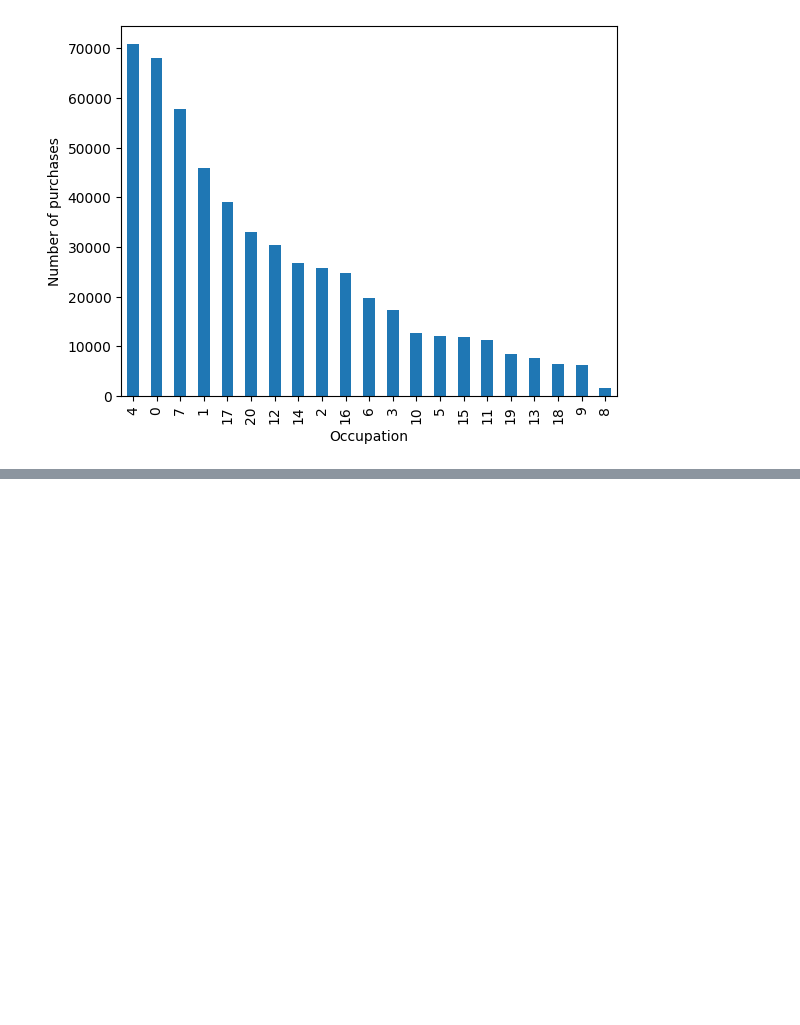
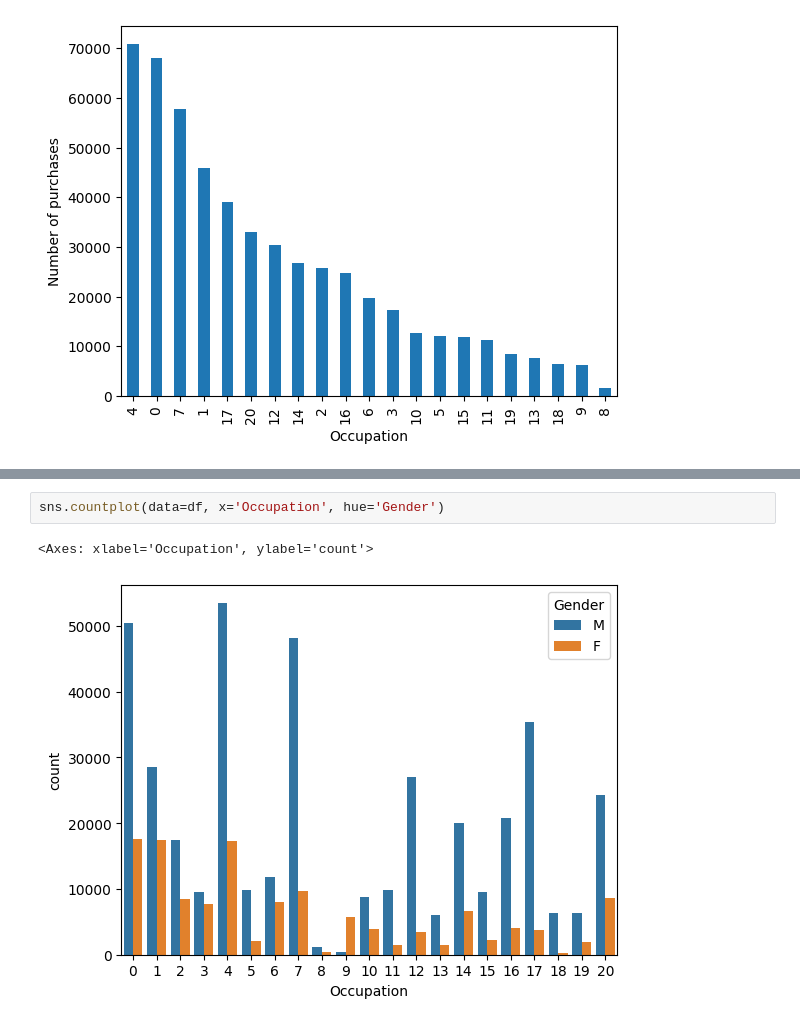
Before and after one commit to rishikeshpaulcode/Black-Friday-Sales-Analysis, a Jupyter notebook: black-friday-sales-analysis.ipynb, the cells around one changed output, grey strips where cells are left out. Saved outputs shown, nothing was run; the diff lists cells and outputs as text; blank space fills up the shorter version.

```diff
--- a/black-friday-sales-analysis.ipynb
+++ b/black-friday-sales-analysis.ipynb
@@ -433,0 +439,5 @@ df_occupation.size().sort_values(ascending=False).plot(kind='bar',
+# %%
+sns.countplot(data=df, x='Occupation', hue='Gender')
+# %% [output]
+<Axes: xlabel='Occupation', ylabel='count'>
+[figure, added]
```
Also changed, not shown: parts of 12 cells of this notebook.
